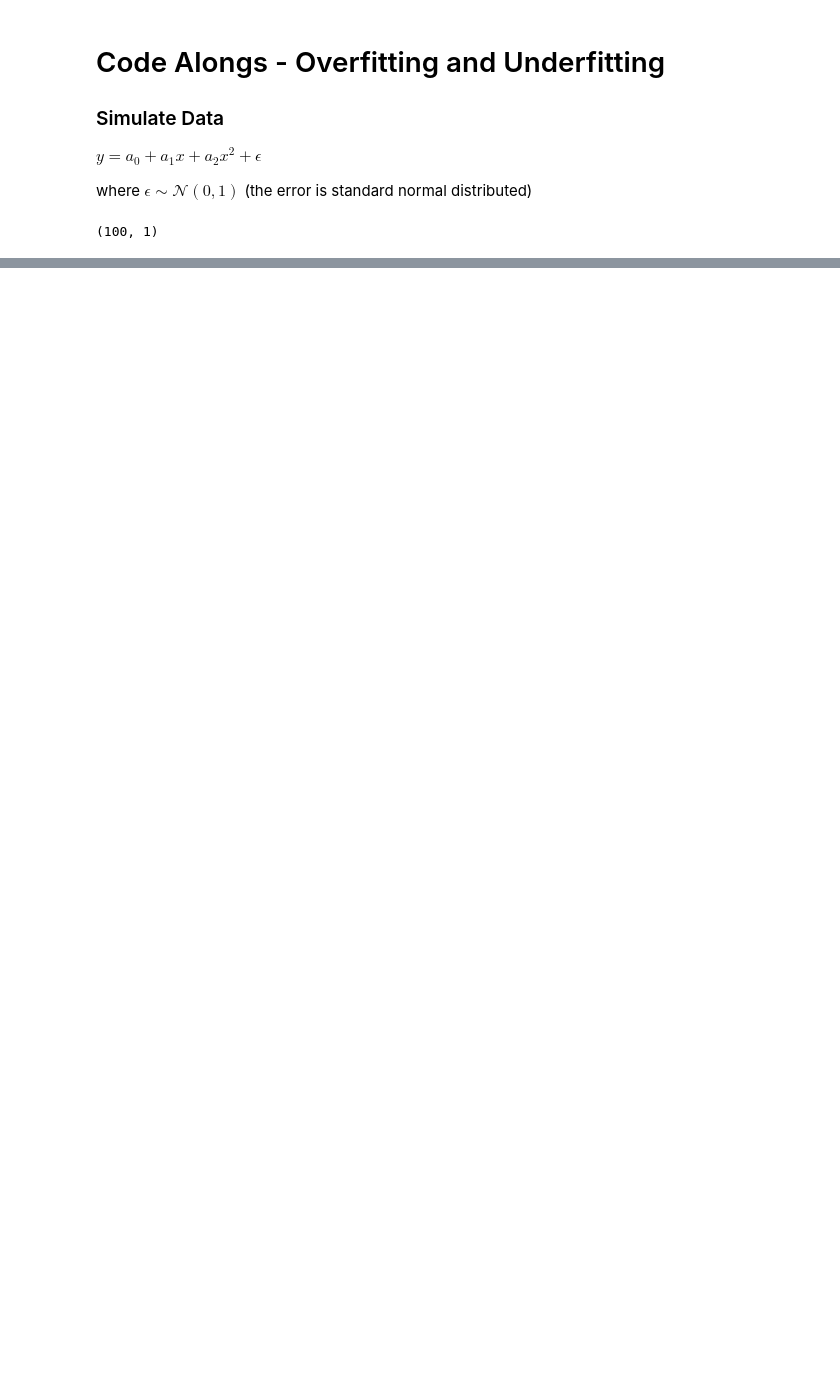
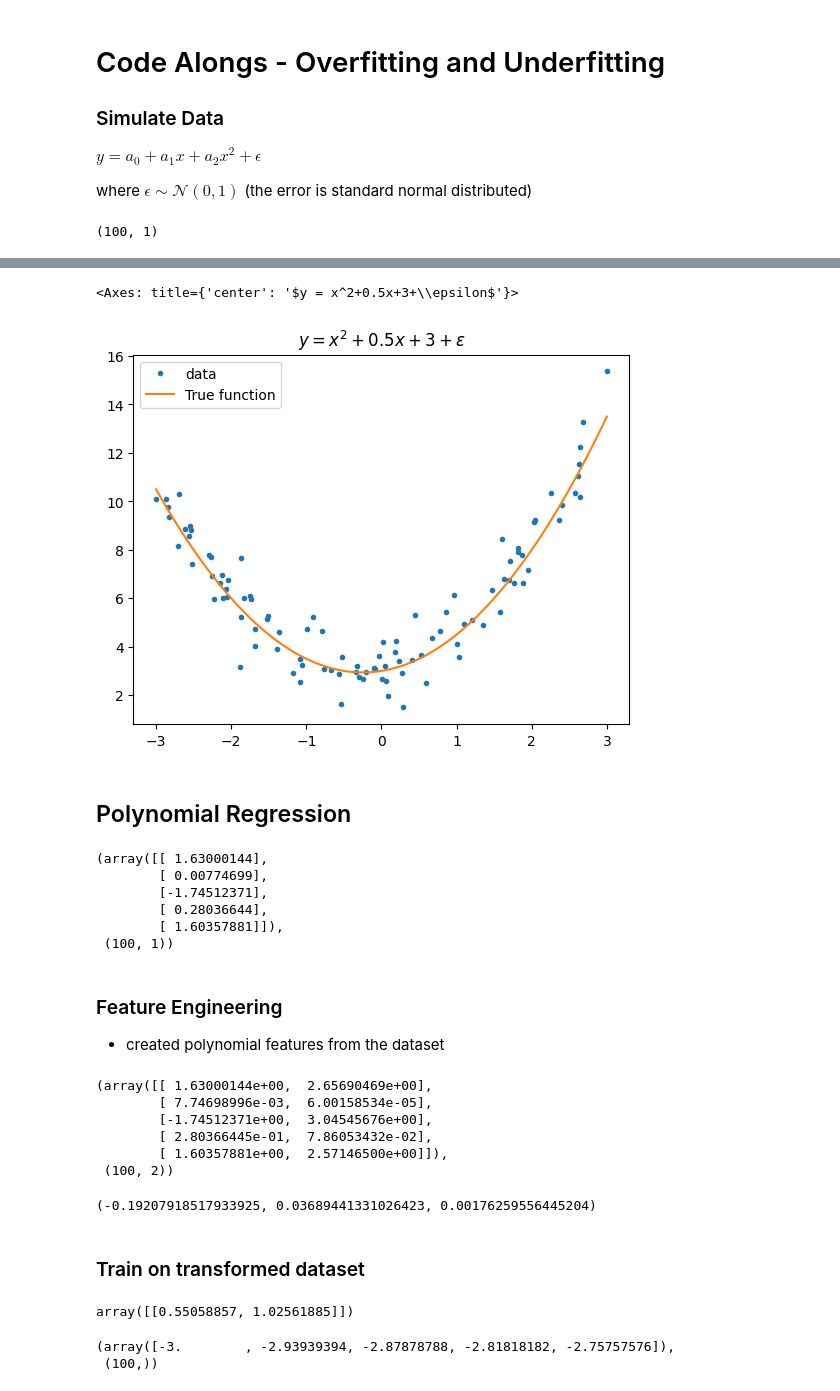
Before and after one commit to ArthurLopez1/AI-Arthur-Lopez-OPA23, a Jupyter notebook: code_alongs/Lec02_overfitting_underfitting.ipynb, the cells around one changed output, grey strips where cells are left out. Saved outputs shown, nothing was run; the diff lists cells and outputs as text; code cells hidden in the pictures; blank space fills up the shorter version.

```diff
--- a/code_alongs/Lec02_overfitting_underfitting.ipynb
+++ b/code_alongs/Lec02_overfitting_underfitting.ipynb
@@ -28,0 +34,68 @@ plt.plot(X,y, '.')
+# %%
+def draw_data():
+    fig, ax = plt.subplots()
+    ax.plot(X,y, '.', label="data")
+    ax.plot(x, f(x), label="True function")
+    ax.set(title= r"$y = x^2+0.5x+3+\epsilon$")
+    ax.legend()
+
+    return ax
+draw_data()
+# %% [output]
+<Axes: title={'center': '$y = x^2+0.5x+3+\\epsilon$'}>
+[figure, added]
+# %% [markdown]
+## Polynomial Regression
+# %%
+X[:5], X.shape
+# %% [output]
+(array([[ 1.63000144],
+        [ 0.00774699],
+        [-1.74512371],
+        [ 0.28036644],
+        [ 1.60357881]]),
+ (100, 1))
+# %% [markdown]
+### Feature Engineering
+- created polynomial features from the dataset
+# %%
+from sklearn.preprocessing import PolynomialFeatures
+
+# include_bias = True -> a column of 1s are included, and if false its excluded
+# we use False as LinearRegression() handles the bias
+# instantiate a PolynomialFeatures instance from the PolynomialFeatures class
+
+poly = PolynomialFeatures(degree=2, include_bias=False)
+
+# from X had [x1] -> now it has [x1 x1^2]
+poly_features = poly.fit_transform(X)
+poly_features[:5], poly_features.shape
+# %% [output]
+(array([[ 1.63000144e+00,  2.65690469e+00],
+        [ 7.74698996e-03,  6.00158534e-05],
+        [-1.74512371e+00,  3.04545676e+00],
+        [ 2.80366445e-01,  7.86053432e-02],
+        [ 1.60357881e+00,  2.57146500e+00]]),
+ (100, 2))
+# %%
+-4.38268394e-01**2,1.92079185e-01**2,(-4.19832772e-02)**2
+# %% [output]
+(-0.19207918517933925, 0.03689441331026423, 0.00176259556445204)
+# %% [markdown]
+### Train on transformed dataset
+# %%
+from sklearn.linear_model import LinearRegression
+
+model = LinearRegression()
+model.fit(poly_features, y)
+
+# estimated: a1, a2 from data, note that true value was a1=0.5, a2=1
+model.coef_
+# %% [output]
+array([[0.55058857, 1.02561885]])
+# %%
+# x is our linspace, its 1 dimensional
+x[:5], x.shape
+# %% [output]
+(array([-3.        , -2.93939394, -2.87878788, -2.81818182, -2.75757576]),
+ (100,))
```
Also changed, not shown: parts of 17 cells of this notebook, 3 other files.
